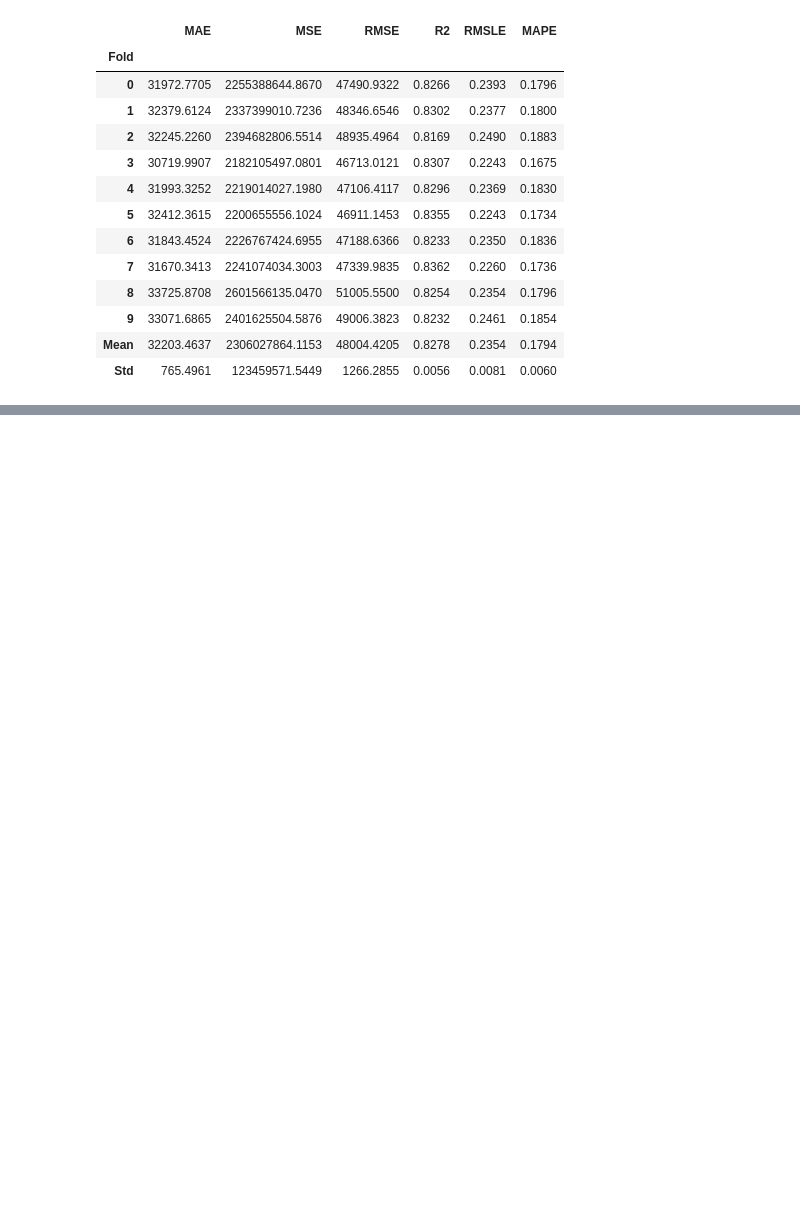
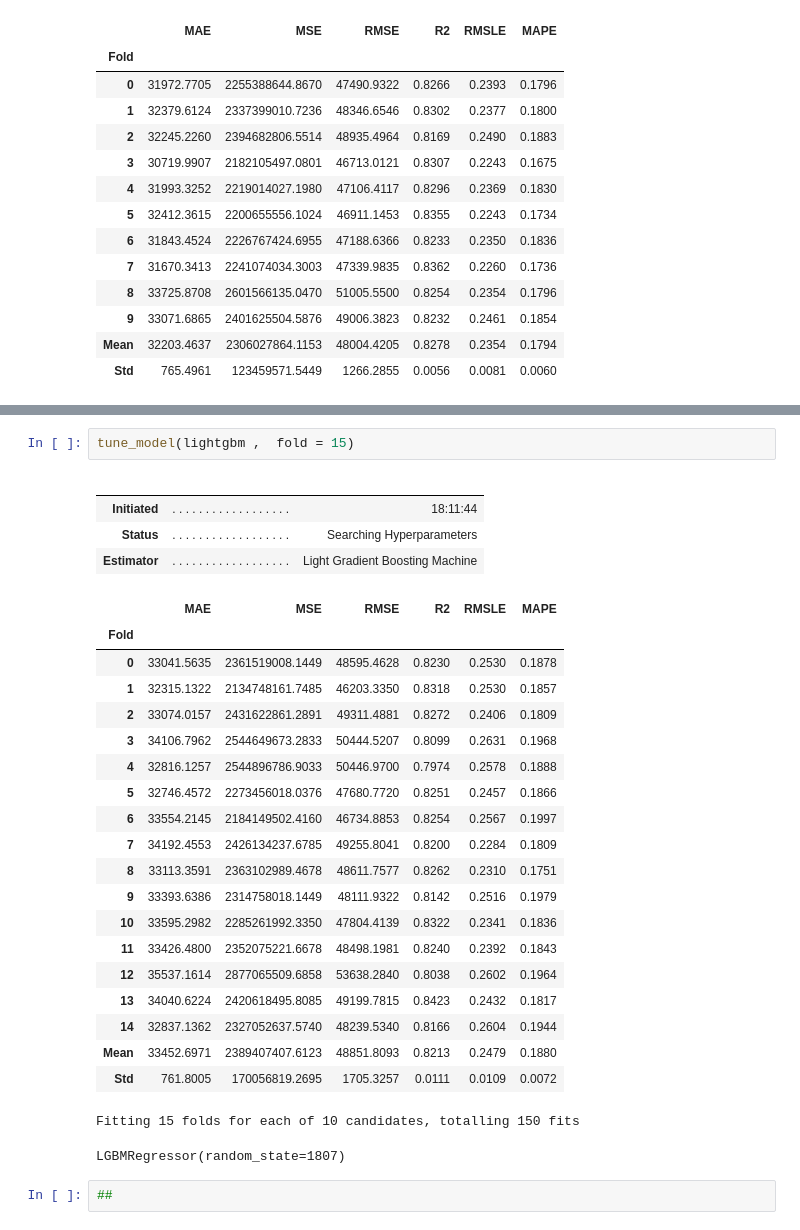
Before and after one commit to jdhova/Capstone, a Jupyter notebook: info.ipynb, the cells around one changed output, grey strips where cells are left out. Cells and saved outputs as stored; diff of their text form; blank space fills up the shorter version.

```diff
--- a/info.ipynb
+++ b/info.ipynb
@@ -273,0 +312,31 @@ lightgbm = create_model('lightgbm')
+# %%
+tune_model(lightgbm ,  fold = 15)
+# %% [output]
+|  |  |  |
+|  |  |  |
+| Initiated | . . . . . . . . . . . . . . . . . . | 18:11:44 |
+| Status | . . . . . . . . . . . . . . . . . . | Searching Hyperparameters |
+| Estimator | . . . . . . . . . . . . . . . . . . | Light Gradient Boosting Machine |
+|  | MAE | MSE | RMSE | R2 | RMSLE | MAPE |
+| Fold |  |  |  |  |  |  |
+| 0 | 33041.5635 | 2361519008.1449 | 48595.4628 | 0.8230 | 0.2530 | 0.1878 |
+| 1 | 32315.1322 | 2134748161.7485 | 46203.3350 | 0.8318 | 0.2530 | 0.1857 |
+| 2 | 33074.0157 | 2431622861.2891 | 49311.4881 | 0.8272 | 0.2406 | 0.1809 |
+| 3 | 34106.7962 | 2544649673.2833 | 50444.5207 | 0.8099 | 0.2631 | 0.1968 |
+| 4 | 32816.1257 | 2544896786.9033 | 50446.9700 | 0.7974 | 0.2578 | 0.1888 |
+| 5 | 32746.4572 | 2273456018.0376 | 47680.7720 | 0.8251 | 0.2457 | 0.1866 |
+| 6 | 33554.2145 | 2184149502.4160 | 46734.8853 | 0.8254 | 0.2567 | 0.1997 |
+| 7 | 34192.4553 | 2426134237.6785 | 49255.8041 | 0.8200 | 0.2284 | 0.1809 |
+| 8 | 33113.3591 | 2363102989.4678 | 48611.7577 | 0.8262 | 0.2310 | 0.1751 |
+| 9 | 33393.6386 | 2314758018.1449 | 48111.9322 | 0.8142 | 0.2516 | 0.1979 |
+| 10 | 33595.2982 | 2285261992.3350 | 47804.4139 | 0.8322 | 0.2341 | 0.1836 |
+| 11 | 33426.4800 | 2352075221.6678 | 48498.1981 | 0.8240 | 0.2392 | 0.1843 |
+| 12 | 35537.1614 | 2877065509.6858 | 53638.2840 | 0.8038 | 0.2602 | 0.1964 |
+| 13 | 34040.6224 | 2420618495.8085 | 49199.7815 | 0.8423 | 0.2432 | 0.1817 |
+| 14 | 32837.1362 | 2327052637.5740 | 48239.5340 | 0.8166 | 0.2604 | 0.1944 |
+| Mean | 33452.6971 | 2389407407.6123 | 48851.8093 | 0.8213 | 0.2479 | 0.1880 |
+| Std | 761.8005 | 170056819.2695 | 1705.3257 | 0.0111 | 0.0109 | 0.0072 |
+Fitting 15 folds for each of 10 candidates, totalling 150 fits
+LGBMRegressor(random_state=1807)
+# %%
+##
```
Also changed, not shown: parts of 9 cells of this notebook, 2 other files.
